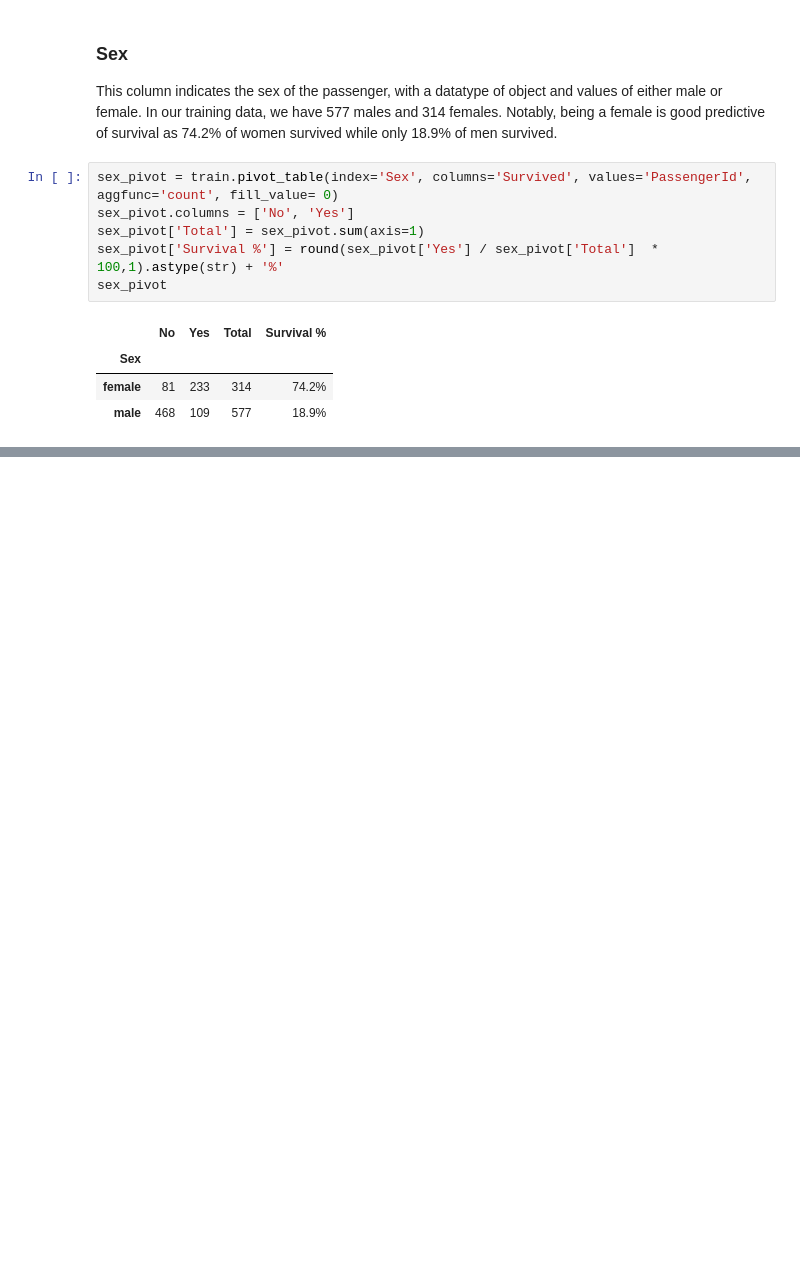
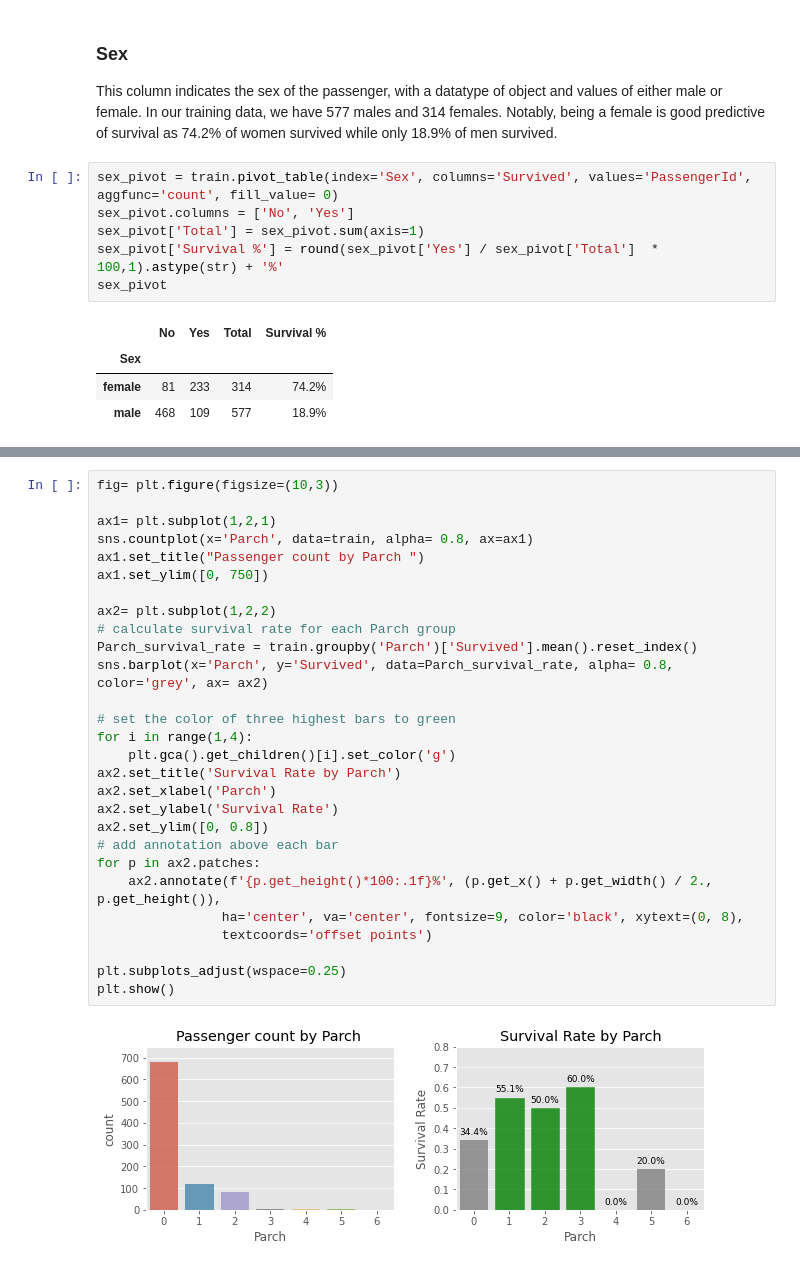
Before and after one commit to Yichen575/kaggle-projects, a Jupyter notebook: titanic/Data-analysis.ipynb, the cells around one changed output, grey strips where cells are left out. Cells and saved outputs as stored; diff of their text form; blank space fills up the shorter version.

Commit message:
add parch analysis

```diff
--- a/titanic/Data-analysis.ipynb
+++ b/titanic/Data-analysis.ipynb
@@ -359,0 +450,30 @@ plt.show()
+# %%
+fig= plt.figure(figsize=(10,3))
+
+ax1= plt.subplot(1,2,1)
+sns.countplot(x='Parch', data=train, alpha= 0.8, ax=ax1)
+ax1.set_title("Passenger count by Parch ")
+ax1.set_ylim([0, 750])
+
+ax2= plt.subplot(1,2,2)
+# calculate survival rate for each Parch group
+Parch_survival_rate = train.groupby('Parch')['Survived'].mean().reset_index()
+sns.barplot(x='Parch', y='Survived', data=Parch_survival_rate, alpha= 0.8, color='grey', ax= ax2)
+
+# set the color of three highest bars to green
+for i in range(1,4):
+    plt.gca().get_children()[i].set_color('g')
+ax2.set_title('Survival Rate by Parch')
+ax2.set_xlabel('Parch')
+ax2.set_ylabel('Survival Rate')
+ax2.set_ylim([0, 0.8])
+# add annotation above each bar
+for p in ax2.patches:
+    ax2.annotate(f'{p.get_height()*100:.1f}%', (p.get_x() + p.get_width() / 2., p.get_height()),
+                ha='center', va='center', fontsize=9, color='black', xytext=(0, 8),
+                textcoords='offset points')
+
+plt.subplots_adjust(wspace=0.25)
+plt.show()
+# %% [output]
+[figure, added]
```
Also changed, not shown: parts of 8 cells of this notebook, 1 other file.
